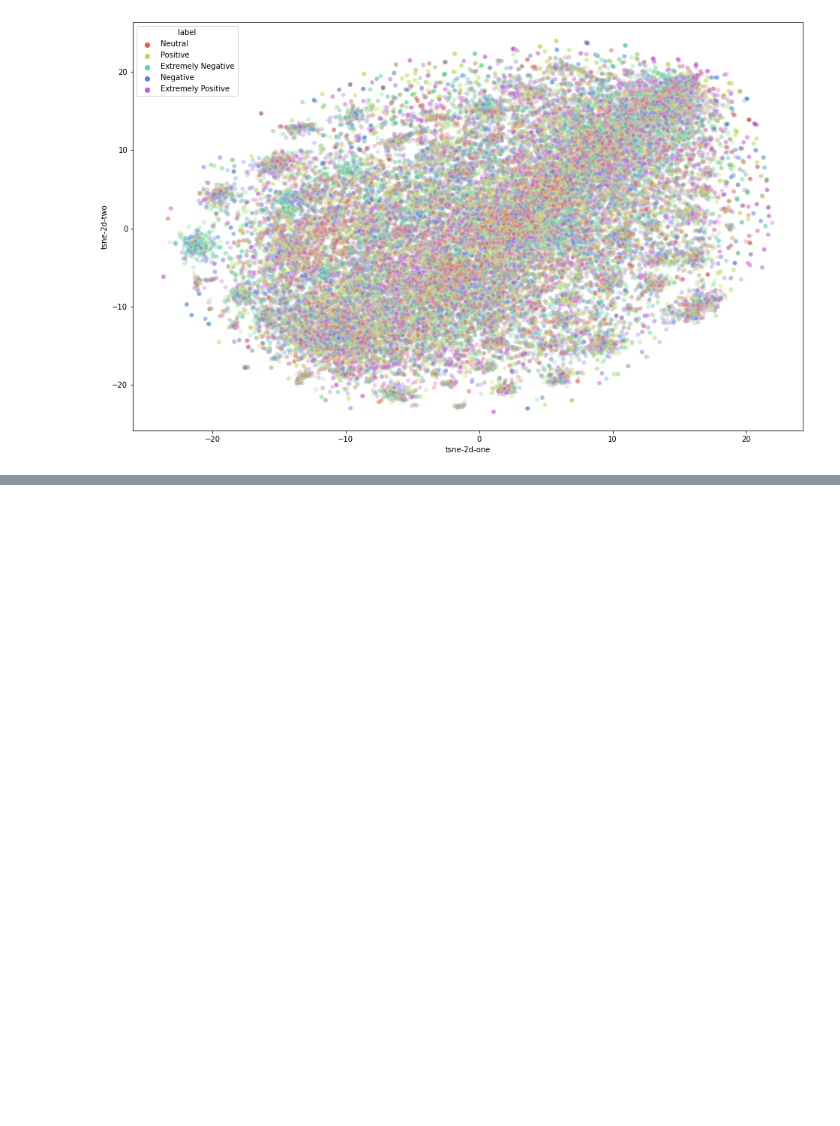
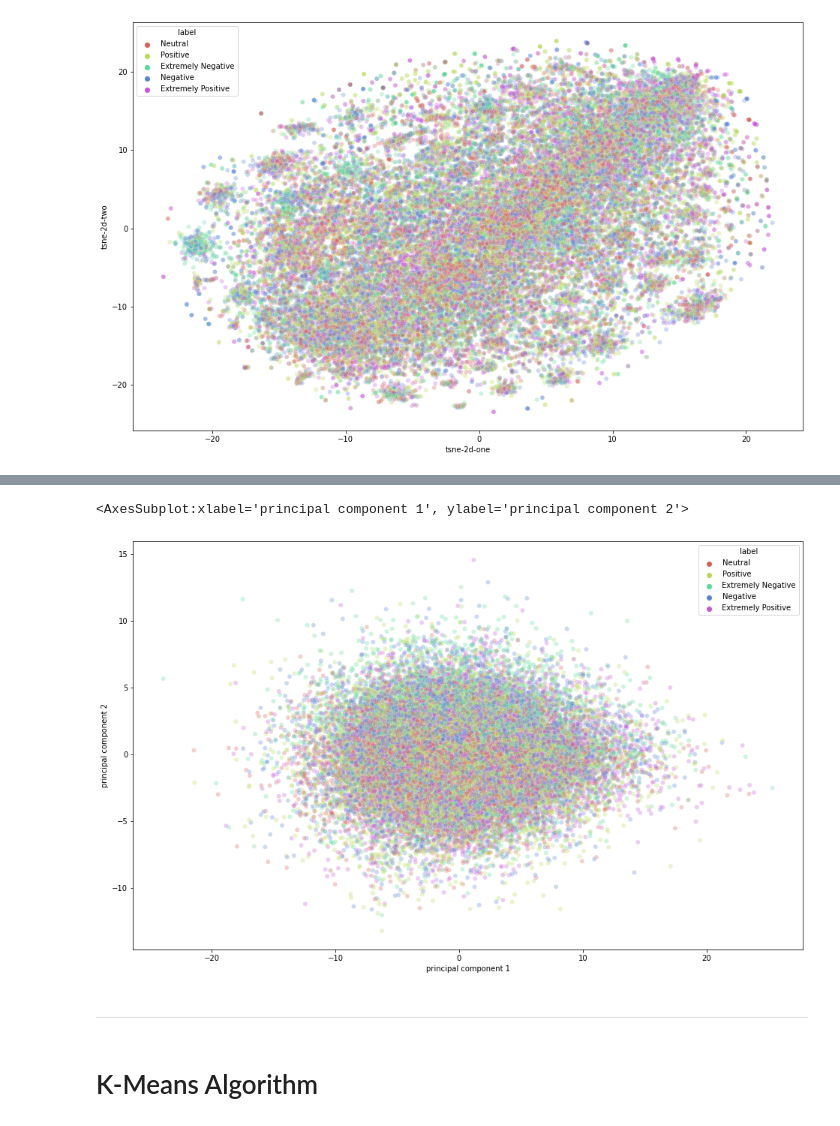
Before and after one commit to Kerman-Sanjuan/Covid19-Tweet-Text-Clustering, a Jupyter notebook: Clustering De Documentos.ipynb, the cells around one changed output, grey strips where cells are left out. Saved outputs shown, nothing was run; the diff lists cells and outputs as text; code cells hidden in the pictures; blank space fills up the shorter version.

```diff
--- a/Clustering De Documentos.ipynb
+++ b/Clustering De Documentos.ipynb
@@ -703,4 +517,2 @@ df
-# %%
-df.drop(["label"],axis=1,inplace=True)
 # %%
-X = df.to_numpy()
+X = StandardScaler().fit_transform(df.to_numpy())
@@ -722,0 +519,5 @@ array([[ 3.82848026e-04,  1.58421157e-04, -9.48764384e-04, ...,
+# %%
+X_d = pca.fit_transform(X)
+# %%
+principalDf = pd.DataFrame(X_d, columns = ['principal component 1', 'principal component 2'])
+principalDf["label"] = y
@@ -723,3 +540,21 @@ array([[ 3.82848026e-04,  1.58421157e-04, -9.48764384e-04, ...,
+# %%
+import seaborn as sns
+plt.figure(figsize=(16,10))
+sns.scatterplot(
+    x="principal component 1", y="principal component 2",
+    hue="label",
+    palette=sns.color_palette("hls", 5),
+    data=principalDf,
+    legend="full",
+    alpha=0.3
+)
+# %% [output]
+<AxesSubplot:xlabel='principal component 1', ylabel='principal component 2'>
+[figure, added]
+# %% [markdown]
+<hr>
+# %% [markdown]
+# K-Means Algorithm <a name="kmeans"></a>
 # %%
 #Number of clusters, number of iterations and early stopping need to be specified beforehand.
 #Number of clusters k
```
Also changed, not shown: parts of 38 cells of this notebook.
